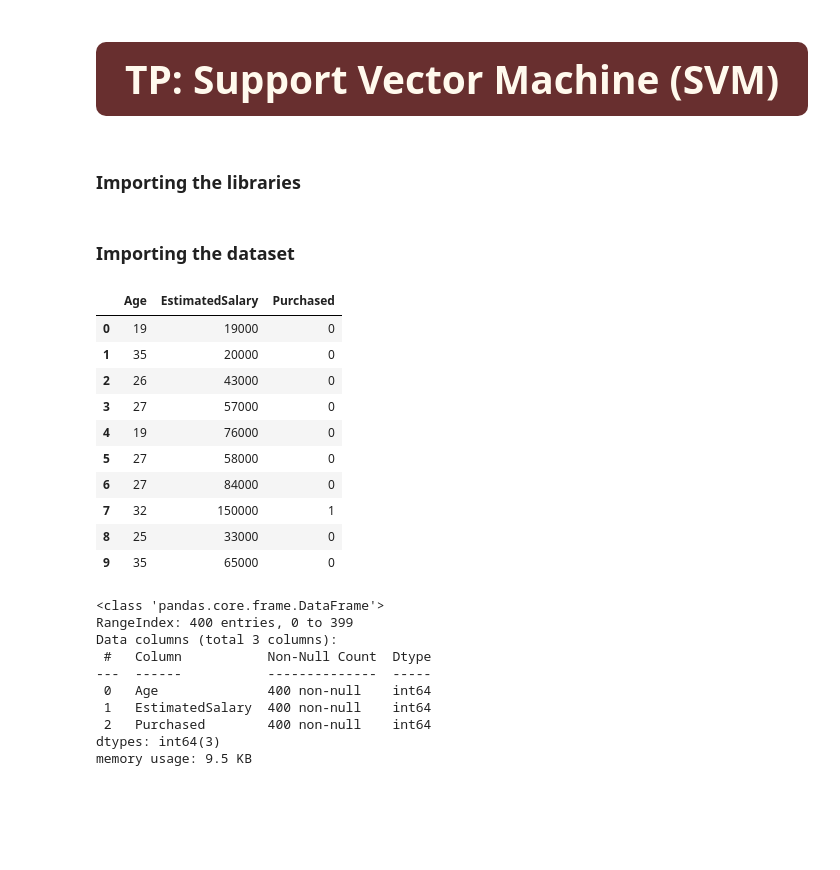
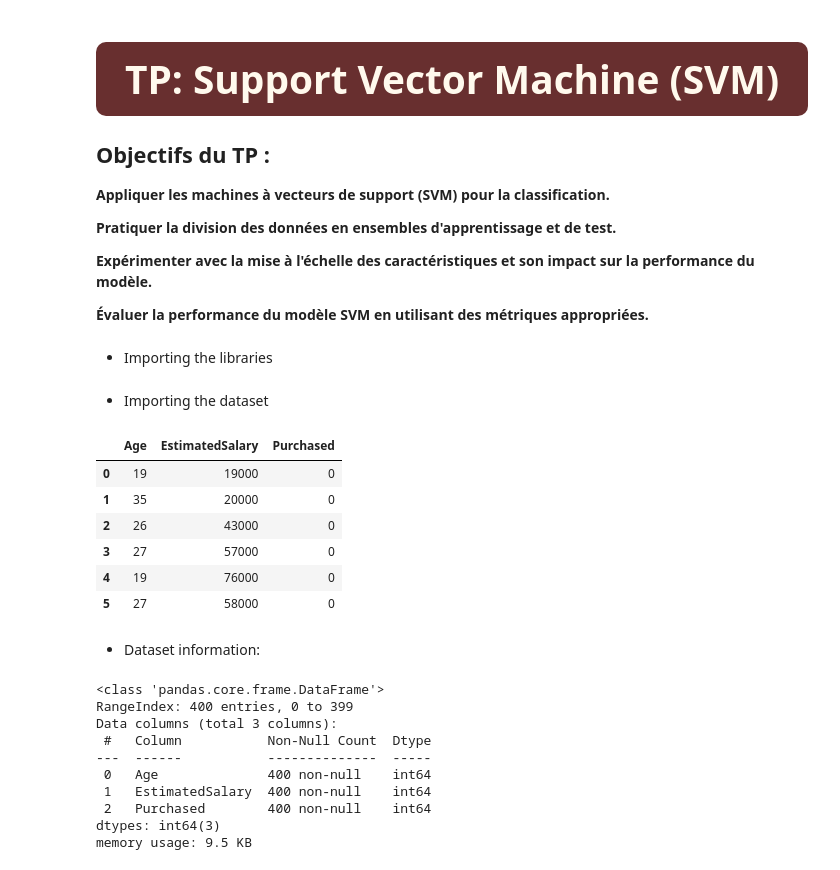
Before and after one commit to akramelbasri/MASTER_TPS_DATA_MINING, a Jupyter notebook: TP_Support_Vector_Machine_SVM.ipynb, the cells around one changed output. Saved outputs shown, nothing was run; the diff lists cells and outputs as text; code cells hidden in the pictures; blank space fills up the shorter version.

```diff
--- a/TP_Support_Vector_Machine_SVM.ipynb
+++ b/TP_Support_Vector_Machine_SVM.ipynb
@@ -1,8 +1,19 @@
 # %% [markdown]
 <a id="1"></a>
 # <p style="background-color:#682F2F;font-family:newtimeroman;color:#FFF9ED;font-size:150%;text-align:center;border-radius:10px 10px; padding:17px ">TP: Support Vector Machine (SVM)</p>
+
+
+## Objectifs du TP :
+
+**Appliquer les machines à vecteurs de support (SVM) pour la classification.**
+
+**Pratiquer la division des données en ensembles d'apprentissage et de test.**
+
+**Expérimenter avec la mise à l'échelle des caractéristiques et son impact sur la performance du modèle.**
+
+**Évaluer la performance du modèle SVM en utilisant des métriques appropriées.**
 # %% [markdown]
-### Importing the libraries
+- Importing the libraries
 # %%
 import numpy as np
 import matplotlib.pyplot as plt
@@ -11,20 +23,18 @@ import pandas as pd
 # %% [markdown]
-### Importing the dataset
+- Importing the dataset
 # %%
 dataset = pd.read_csv('Social_Network_Ads.csv')
-dataset.head(10)
+dataset.head(6)
 # %% [output]
 |  | Age | EstimatedSalary | Purchased |
 | 0 | 19 | 19000 | 0 |
 | 1 | 35 | 20000 | 0 |
 | 2 | 26 | 43000 | 0 |
 | 3 | 27 | 57000 | 0 |
 | 4 | 19 | 76000 | 0 |
 | 5 | 27 | 58000 | 0 |
-| 6 | 27 | 84000 | 0 |
-| 7 | 32 | 150000 | 1 |
-| 8 | 25 | 33000 | 0 |
-| 9 | 35 | 65000 | 0 |
+# %% [markdown]
+- Dataset information:
 # %%
 dataset.info()
 # %% [output]
```
Also changed, not shown: parts of 18 cells of this notebook.
